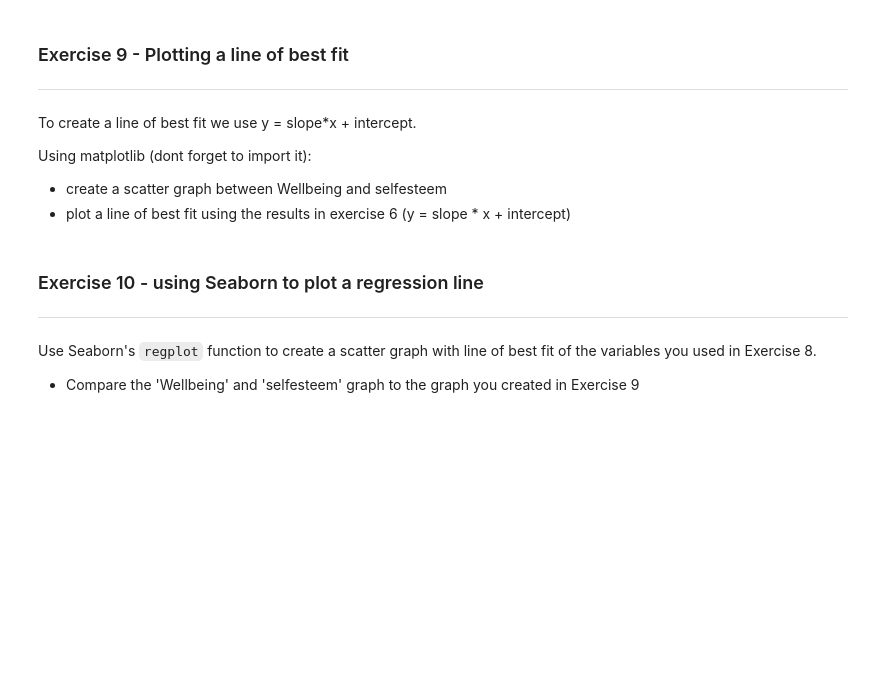
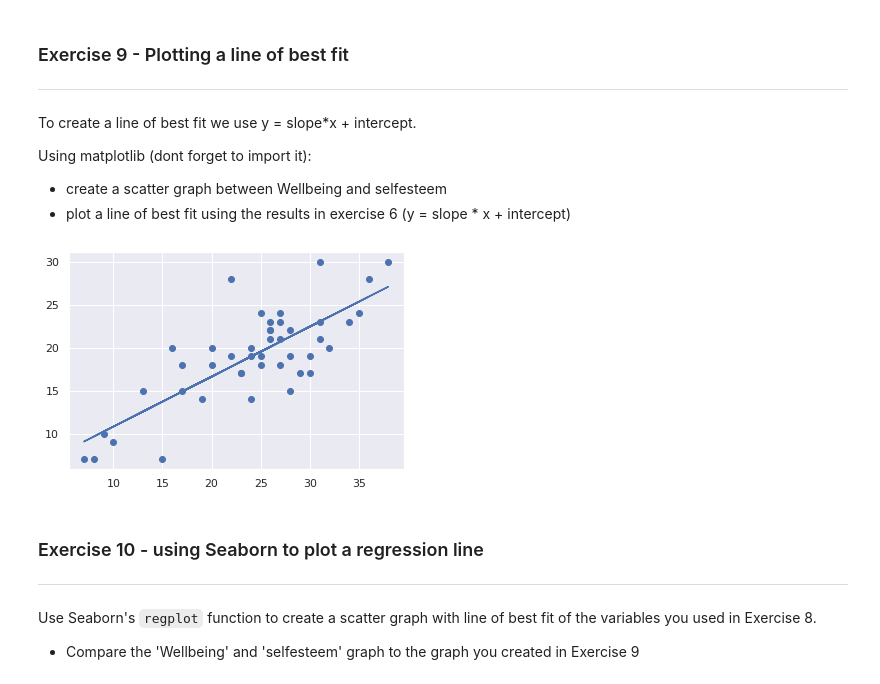
Before and after one commit to aiisuri/code-division, a Jupyter notebook: Worksheets/8_2_Correlation_exercises.ipynb, the cells around one changed output. Saved outputs shown, nothing was run; the diff lists cells and outputs as text; code cells hidden in the pictures; blank space fills up the shorter version.

```diff
--- a/Worksheets/8_2_Correlation_exercises.ipynb
+++ b/Worksheets/8_2_Correlation_exercises.ipynb
@@ -269,6 +300,19 @@ Using matplotlib (dont forget to import it):
 
 * create a scatter graph between Wellbeing and selfesteem
 * plot a line of best fit using the results in exercise 6  (y = slope * x + intercept)
+# %%
+import matplotlib.pyplot as plt
+x= df['Wellbeing']
+y=df['selfesteem']
+
+regression = linregress(x,y)
+slope = regression.slope
+intercept = regression.intercept
+plt.scatter(x,y)
+plt.plot(x, x * slope + intercept)
+plt.show()
+# %% [output]
+[figure, added]
 # %% [markdown]
 ### Exercise 10 - using Seaborn to plot a regression line
 ---
```
Also changed, not shown: parts of 11 cells of this notebook.
